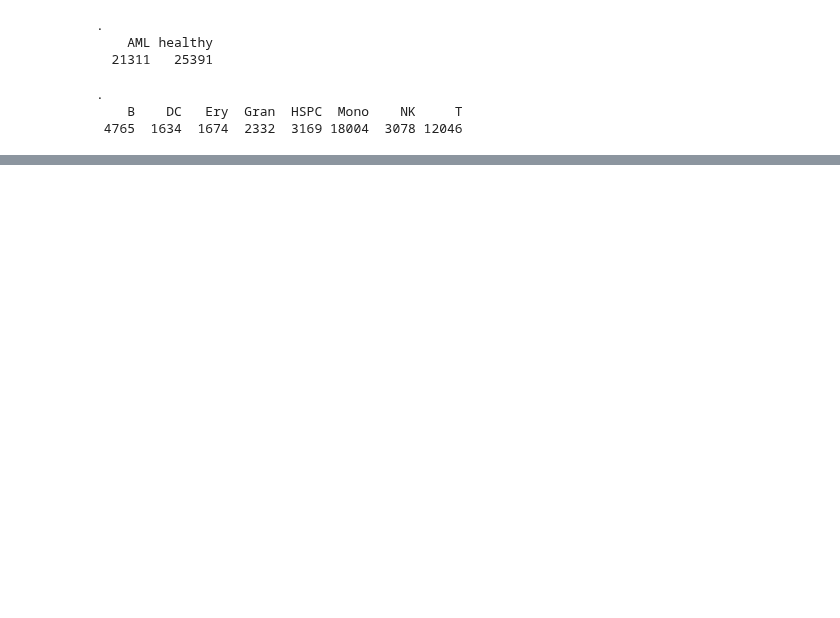
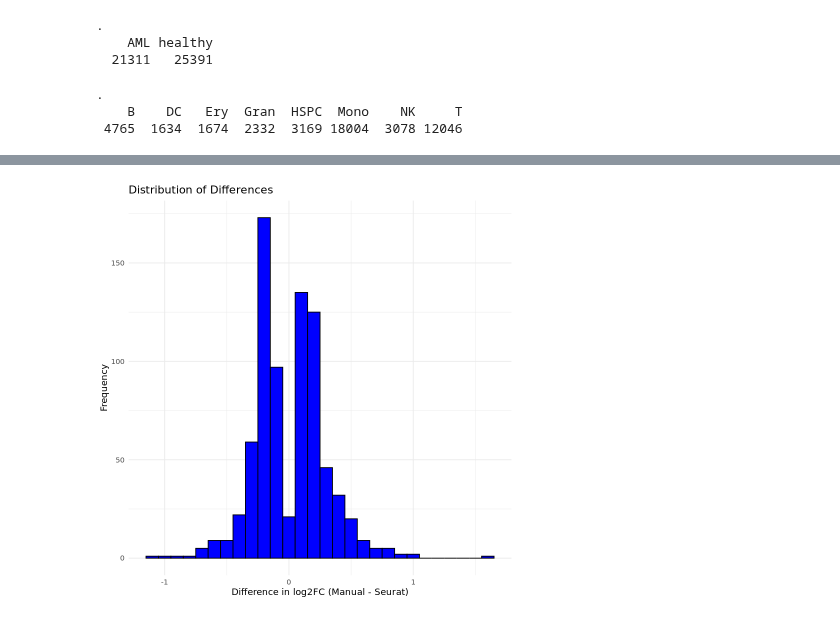
Before and after one commit to colomemaria/community-paper, a Jupyter notebook: src/method_comparison/compare_algorithms/prepare_data/run_seurat/run_seurat.ipynb, the cells around one changed output, grey strips where cells are left out. Drawn from its saved outputs; the diff is of its cells as text; code cells hidden in the pictures; blank space fills up the shorter version.

```diff
--- a/src/method_comparison/compare_algorithms/prepare_data/run_seurat/run_seurat.ipynb
+++ b/src/method_comparison/compare_algorithms/prepare_data/run_seurat/run_seurat.ipynb
@@ -180,0 +541,11 @@ write.csv(DEGs, "DEG_table.csv")
+# %%
+comparison_df$difference = comparison_df$log2FC_manual - comparison_df$avg_log2FC
+# %%
+# diff distribtuion
+
+ggplot(comparison_df, aes(x = difference)) +
+  geom_histogram(binwidth = 0.1, fill = "blue", color = "black") +
+  labs(x = "Difference in log2FC (Manual - Seurat)", y = "Frequency", title = "Distribution of Differences") +
+  theme_minimal()
+# %% [output]
+[figure, added]
```
Also changed, not shown: parts of 35 cells of this notebook, 1 other file.
